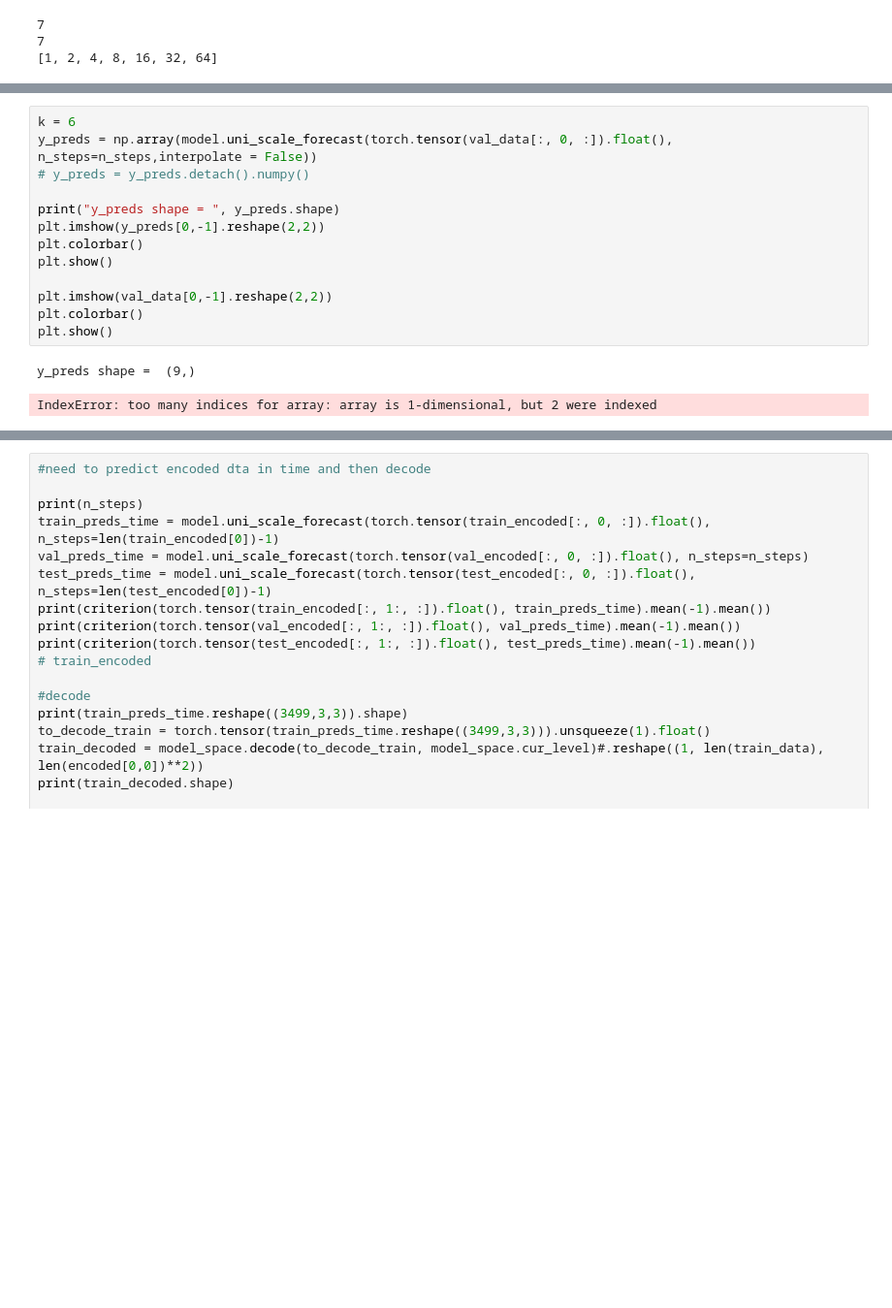
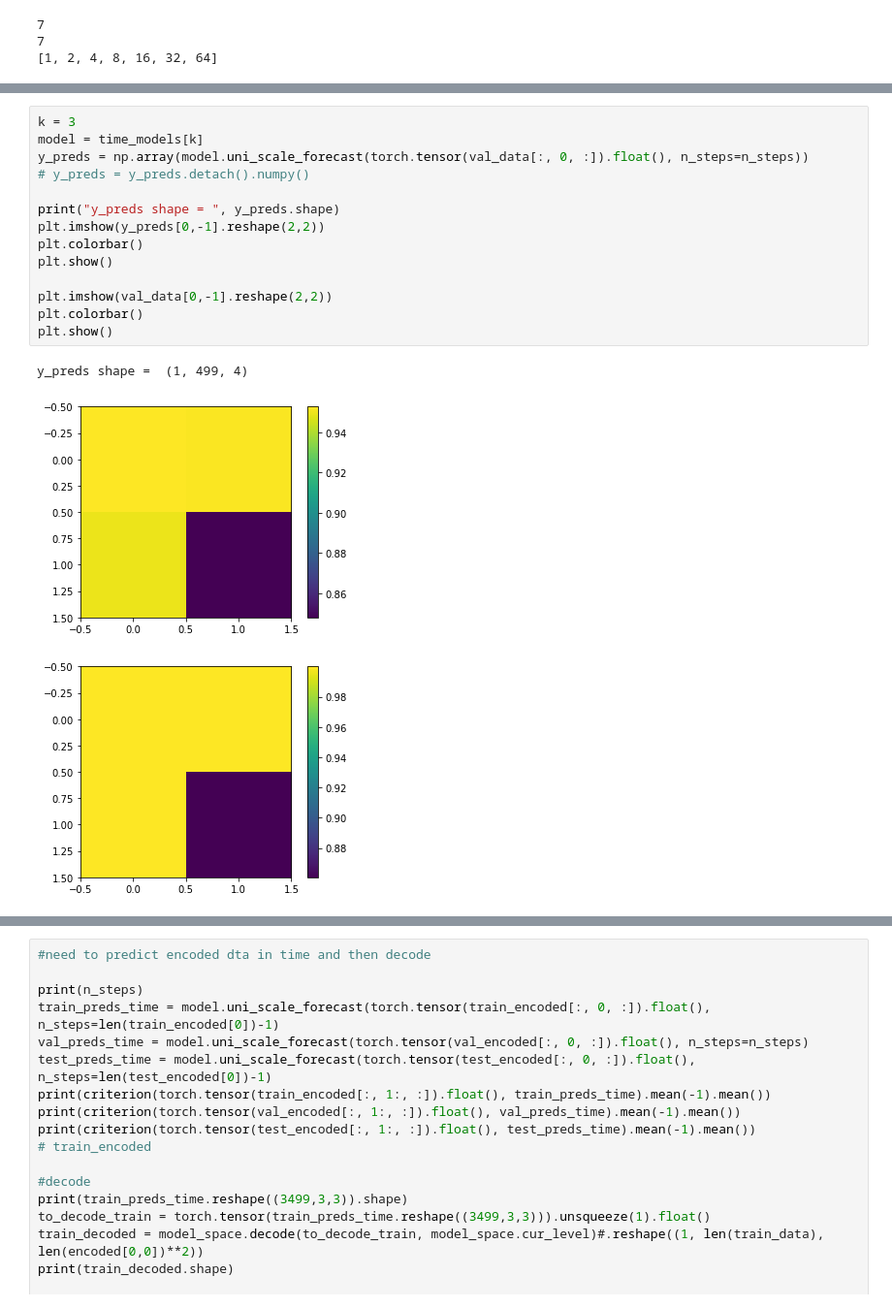
Before and after one commit to KatieJ16/Time_Space_multiscale, a Jupyter notebook: scripts/MrCAE_toy2_everything_averages.ipynb, the cells around one changed output, grey strips where cells are left out. Shown at 97% size. Cells and saved outputs as stored; diff of their text form; blank space fills up the shorter version.

```diff
--- a/scripts/MrCAE_toy2_everything_averages.ipynb
+++ b/scripts/MrCAE_toy2_everything_averages.ipynb
@@ -417,16 +407,18 @@ K =  6 : step_size =  64 : mean =  0.0011304311
 # %%
-k = 6
-y_preds = np.array(model.uni_scale_forecast(torch.tensor(val_data[:, 0, :]).float(), n_steps=n_steps,interpolate = False))
+k = 3
+model = time_models[k]
+y_preds = np.array(model.uni_scale_forecast(torch.tensor(val_data[:, 0, :]).float(), n_steps=n_steps))
 # y_preds = y_preds.detach().numpy()
 
 print("y_preds shape = ", y_preds.shape)
 plt.imshow(y_preds[0,-1].reshape(2,2))
 plt.colorbar()
 plt.show()
 
 plt.imshow(val_data[0,-1].reshape(2,2))
 plt.colorbar()
 plt.show()
 # %% [output]
-y_preds shape =  (9,)
+y_preds shape =  (1, 499, 4)
-IndexError: too many indices for array: array is 1-dimensional, but 2 were indexed
+[figure, added]
+[figure, added]
```
Also changed, not shown: parts of 10 cells of this notebook.
